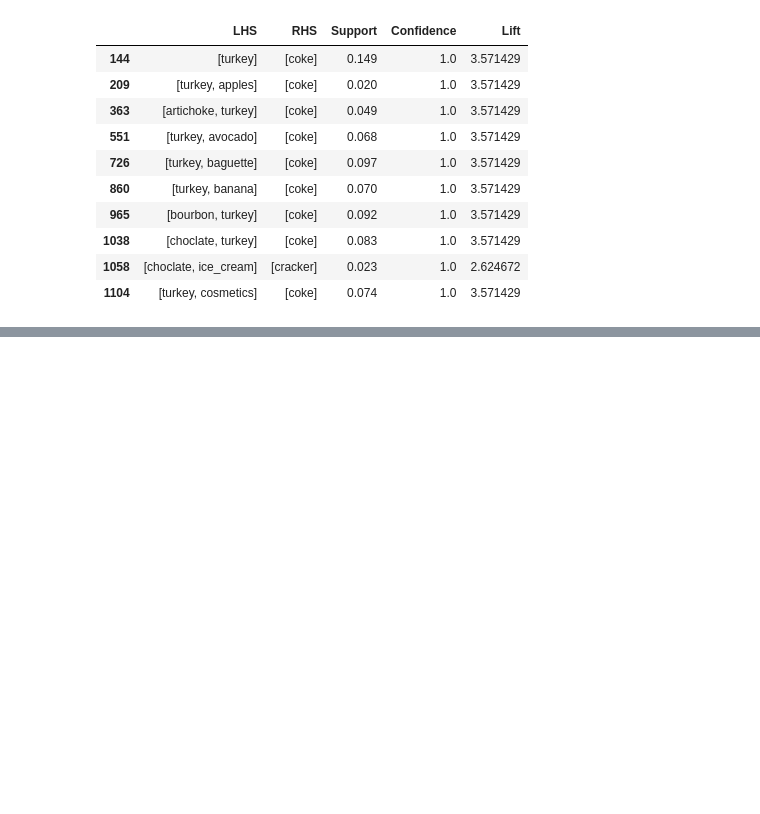
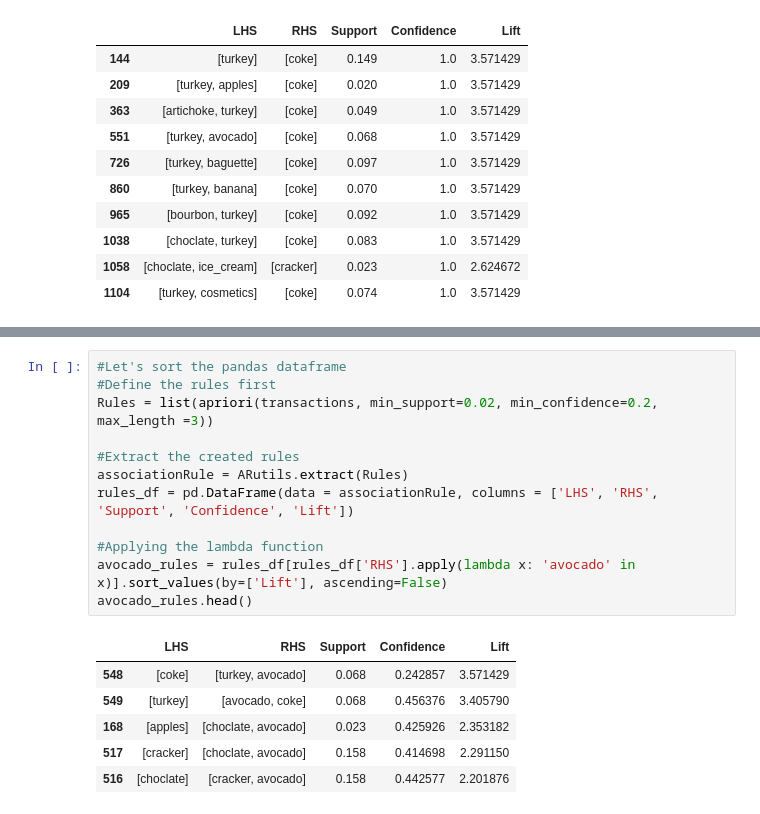
Before and after one commit to Fatai-soliu/python, a Jupyter notebook: MLDM_Week_3_Association_Rules.ipynb, the cells around one changed output, grey strips where cells are left out. Drawn from its saved outputs; the diff is of its cells as text; blank space fills up the shorter version.

```diff
--- a/MLDM_Week_3_Association_Rules.ipynb
+++ b/MLDM_Week_3_Association_Rules.ipynb
@@ -272,0 +419,19 @@ rules_df[rules_df['RHS'].apply(lambda x: len(x) <= 1)].nlargest(10, 'Confidence'
+# %%
+#Let's sort the pandas dataframe
+#Define the rules first
+Rules = list(apriori(transactions, min_support=0.02, min_confidence=0.2, max_length =3))
+
+#Extract the created rules
+associationRule = ARutils.extract(Rules)
+rules_df = pd.DataFrame(data = associationRule, columns = ['LHS', 'RHS', 'Support', 'Confidence', 'Lift'])
+
+#Applying the lambda function
+avocado_rules = rules_df[rules_df['RHS'].apply(lambda x: 'avocado' in x)].sort_values(by=['Lift'], ascending=False)
+avocado_rules.head()
+# %% [output]
+|  | LHS | RHS | Support | Confidence | Lift |
+| 548 | [coke] | [turkey, avocado] | 0.068 | 0.242857 | 3.571429 |
+| 549 | [turkey] | [avocado, coke] | 0.068 | 0.456376 | 3.405790 |
+| 168 | [apples] | [choclate, avocado] | 0.023 | 0.425926 | 2.353182 |
+| 517 | [cracker] | [choclate, avocado] | 0.158 | 0.414698 | 2.291150 |
+| 516 | [choclate] | [cracker, avocado] | 0.158 | 0.442577 | 2.201876 |
```
Also changed, not shown: parts of 11 cells of this notebook.
